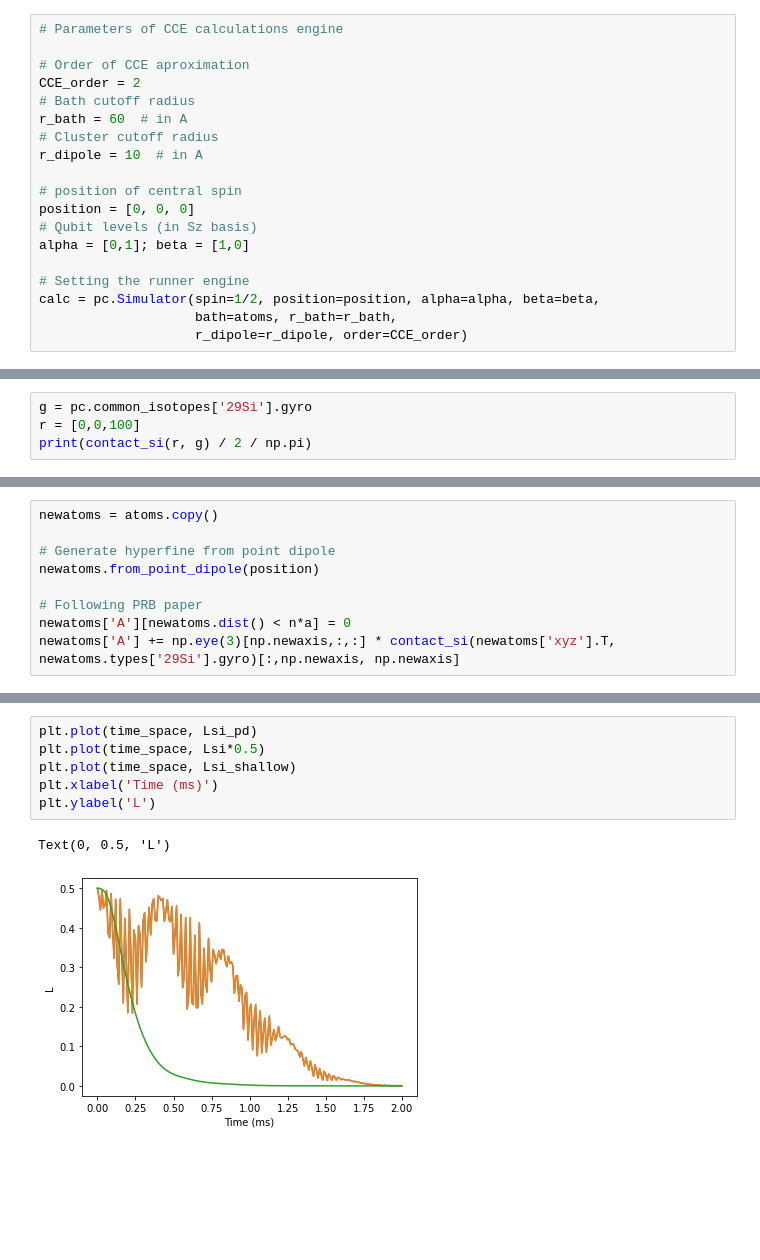
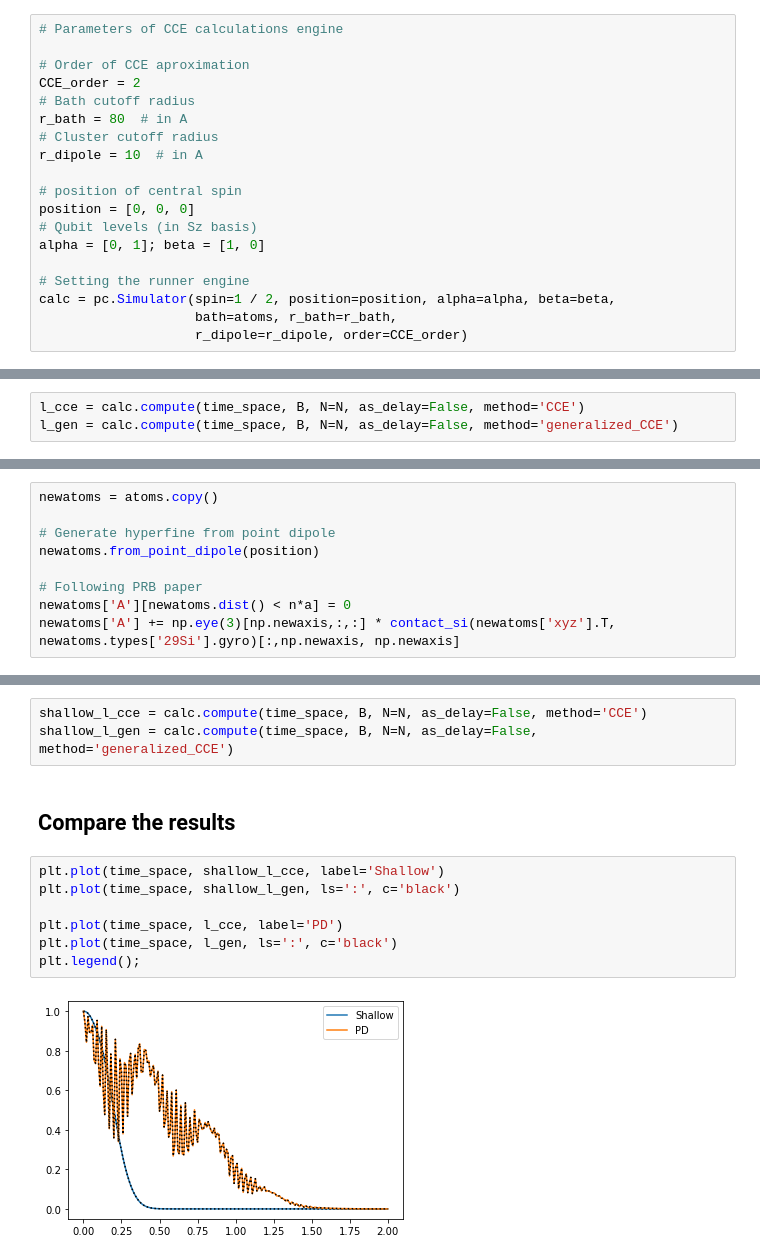
Before and after one commit to foxfixfax/PyCCE, a Jupyter notebook: examples/si_shallow.ipynb, the cells around one changed output, grey strips where cells are left out. Saved outputs shown, nothing was run; the diff lists cells and outputs as text; blank space fills up the shorter version.

```diff
--- a/examples/si_shallow.ipynb
+++ b/examples/si_shallow.ipynb
@@ -32,17 +35,17 @@ atoms = s.gen_supercell(200, remove=[('Si', [0., 0., 0.])])
 # Order of CCE aproximation
 CCE_order = 2
 # Bath cutoff radius
-r_bath = 60  # in A
+r_bath = 80  # in A
 # Cluster cutoff radius
 r_dipole = 10  # in A
 
 # position of central spin
 position = [0, 0, 0]
 # Qubit levels (in Sz basis)
-alpha = [0,1]; beta = [1,0]
+alpha = [0, 1]; beta = [1, 0]
 
 # Setting the runner engine
-calc = pc.Simulator(spin=1/2, position=position, alpha=alpha, beta=beta,
+calc = pc.Simulator(spin=1 / 2, position=position, alpha=alpha, beta=beta,
                     bath=atoms, r_bath=r_bath,
                     r_dipole=r_dipole, order=CCE_order)
 # %%
@@ -60,4 +57,0 @@ Lsi = calc.compute_coherence(time_space, B, N=N, as_delay=False)
-# %%
-g = pc.common_isotopes['29Si'].gyro
-r = [0,0,100]
-print(contact_si(r, g) / 2 / np.pi)
@@ -65,0 +60,3 @@ print(contact_si(r, g) / 2 / np.pi)
+# %%
+l_cce = calc.compute(time_space, B, N=N, as_delay=False, method='CCE')
+l_gen = calc.compute(time_space, B, N=N, as_delay=False, method='generalized_CCE')
@@ -105,9 +102,14 @@ plt.ylim(0.25, 0.75)
-# %%
-plt.plot(time_space, Lsi_pd)
-plt.plot(time_space, Lsi*0.5)
-plt.plot(time_space, Lsi_shallow)
-plt.xlabel('Time (ms)')
-plt.ylabel('L')
-# %% [output]
-Text(0, 0.5, 'L')
-[figure, removed]
+# %%
+shallow_l_cce = calc.compute(time_space, B, N=N, as_delay=False, method='CCE')
+shallow_l_gen = calc.compute(time_space, B, N=N, as_delay=False, method='generalized_CCE')
+# %% [markdown]
+## Compare the results
+# %%
+plt.plot(time_space, shallow_l_cce, label='Shallow')
+plt.plot(time_space, shallow_l_gen, ls=':', c='black')
+
+plt.plot(time_space, l_cce, label='PD')
+plt.plot(time_space, l_gen, ls=':', c='black')
+plt.legend();
+# %% [output]
+[figure, added]
```
Also changed, not shown: parts of 14 cells of this notebook, 5 other files.
